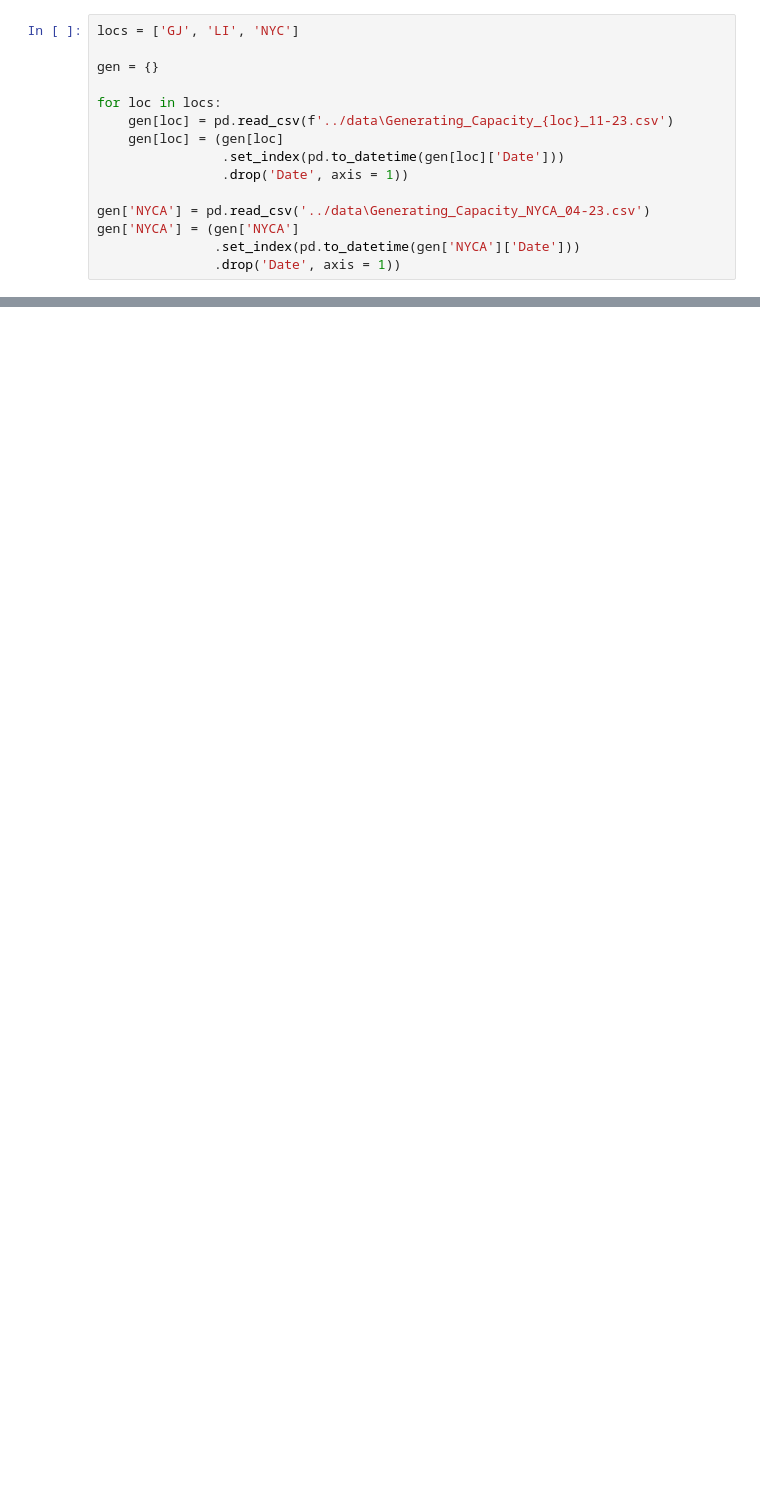
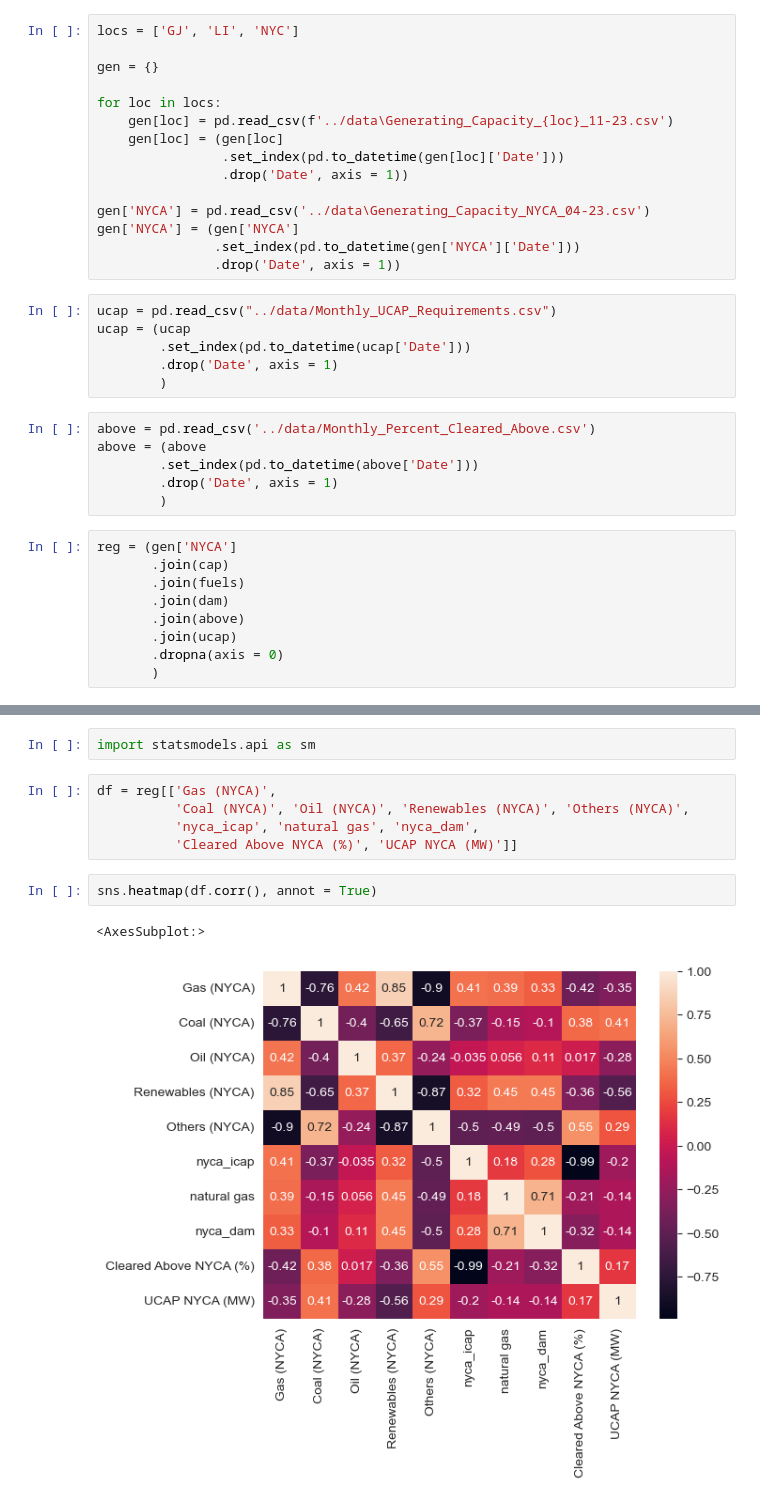
Before and after one commit to borvendegmate/tum_power_system_economics, a Jupyter notebook: code/regression.ipynb, the cells around one changed output, grey strips where cells are left out. Saved outputs shown, nothing was run; the diff lists cells and outputs as text; blank space fills up the shorter version.

```diff
--- a/code/regression.ipynb
+++ b/code/regression.ipynb
@@ -34,3 +52,24 @@ gen['NYCA'] = pd.read_csv('../data\Generating_Capacity_NYCA_04-23.csv')
 gen['NYCA'] = (gen['NYCA']
                .set_index(pd.to_datetime(gen['NYCA']['Date']))
                .drop('Date', axis = 1))
+# %%
+ucap = pd.read_csv("../data/Monthly_UCAP_Requirements.csv")
+ucap = (ucap
+        .set_index(pd.to_datetime(ucap['Date']))
+        .drop('Date', axis = 1)
+        )
+# %%
+above = pd.read_csv('../data/Monthly_Percent_Cleared_Above.csv')
+above = (above
+        .set_index(pd.to_datetime(above['Date']))
+        .drop('Date', axis = 1)
+        )
+# %%
+reg = (gen['NYCA']
+       .join(cap)
+       .join(fuels)
+       .join(dam)
+       .join(above)
+       .join(ucap)
+       .dropna(axis = 0)
+       )
@@ -36,0 +86,12 @@ gen['NYCA'] = (gen['NYCA']
+# %%
+import statsmodels.api as sm
+# %%
+df = reg[['Gas (NYCA)',
+          'Coal (NYCA)', 'Oil (NYCA)', 'Renewables (NYCA)', 'Others (NYCA)',
+          'nyca_icap', 'natural gas', 'nyca_dam',
+          'Cleared Above NYCA (%)', 'UCAP NYCA (MW)']]
+# %%
+sns.heatmap(df.corr(), annot = True)
+# %% [output]
+<AxesSubplot:>
+[figure, added]
```
Also changed, not shown: parts of 7 cells of this notebook, 1 other file.
